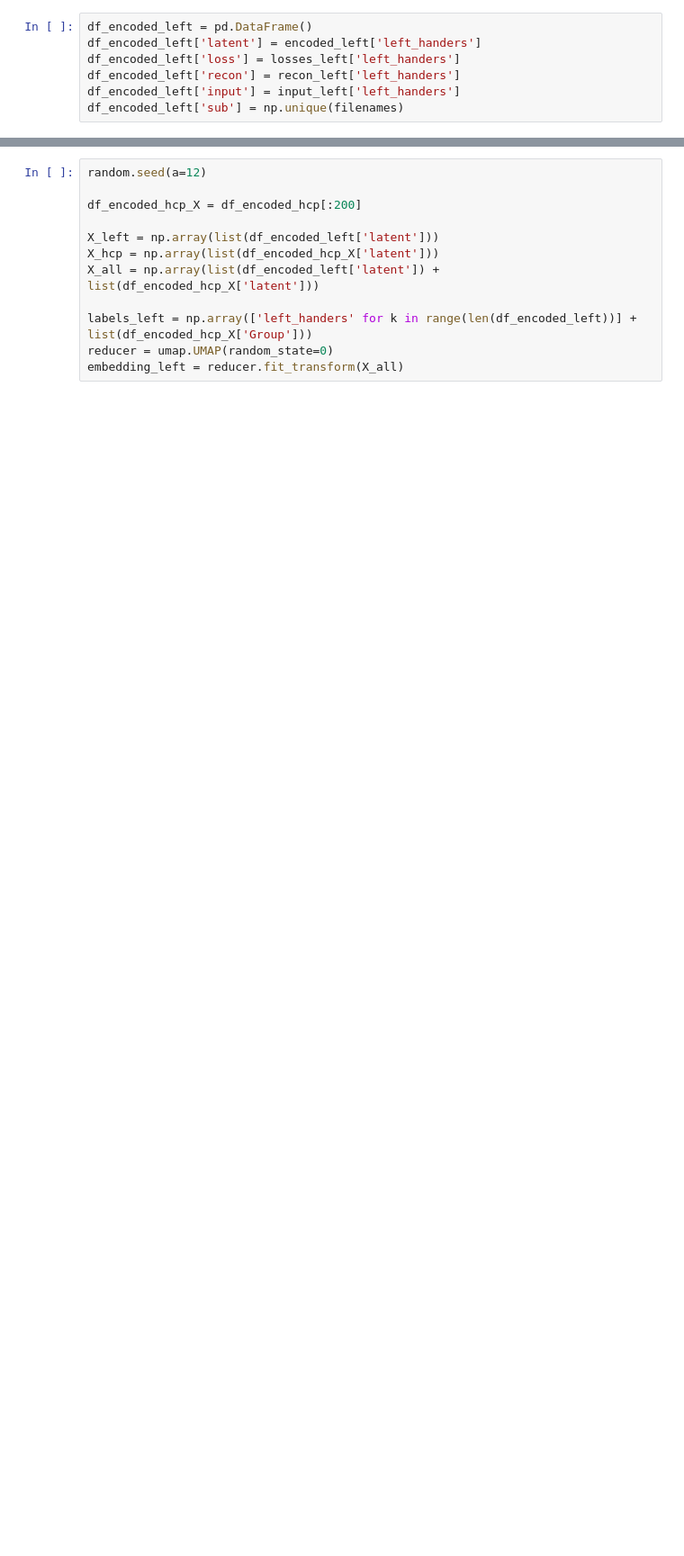
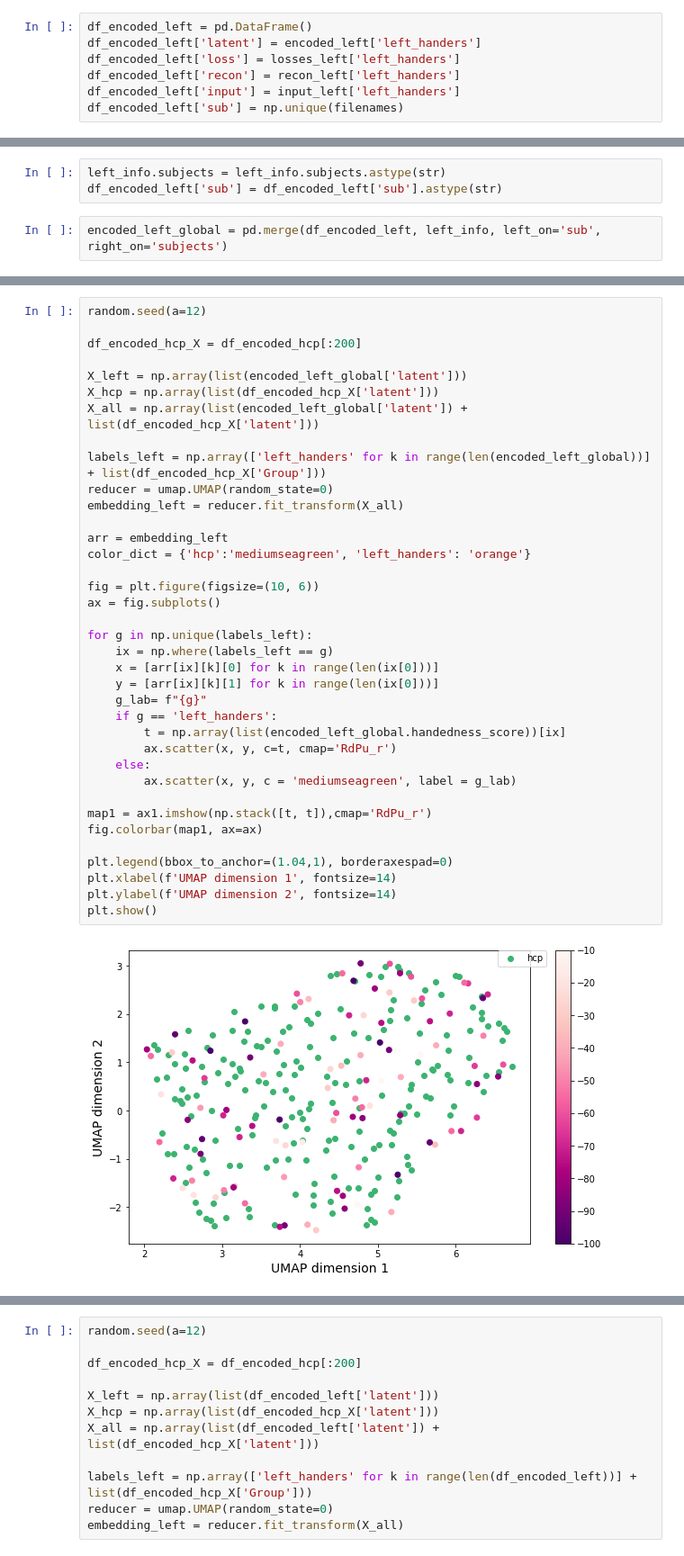
Before and after one commit to neurospin-projects/2022_lguillon_rare_folding_detection, a Jupyter notebook: notebooks/benchmarks_analysis_asymmetry.ipynb, the cells around one changed output, grey strips where cells are left out. Shown at 90% size. Cells and saved outputs as stored; diff of their text form; blank space fills up the shorter version.

```diff
--- a/notebooks/benchmarks_analysis-Copy1.ipynb
+++ b/notebooks/benchmarks_analysis_asymmetry.ipynb
@@ -1042,0 +1225,5 @@ df_encoded_left['sub'] = np.unique(filenames)
+# %%
+left_info.subjects = left_info.subjects.astype(str)
+df_encoded_left['sub'] = df_encoded_left['sub'].astype(str)
+# %%
+encoded_left_global = pd.merge(df_encoded_left, left_info, left_on='sub', right_on='subjects')
@@ -1042,0 +1243,39 @@ df_encoded_left['sub'] = np.unique(filenames)
+# %%
+random.seed(a=12)
+
+df_encoded_hcp_X = df_encoded_hcp[:200]
+
+X_left = np.array(list(encoded_left_global['latent']))
+X_hcp = np.array(list(df_encoded_hcp_X['latent']))
+X_all = np.array(list(encoded_left_global['latent']) + list(df_encoded_hcp_X['latent']))
+
+labels_left = np.array(['left_handers' for k in range(len(encoded_left_global))] + list(df_encoded_hcp_X['Group']))
+reducer = umap.UMAP(random_state=0)
+embedding_left = reducer.fit_transform(X_all)
+
+arr = embedding_left
+color_dict = {'hcp':'mediumseagreen', 'left_handers': 'orange'}
+
+fig = plt.figure(figsize=(10, 6))
+ax = fig.subplots()
+
+for g in np.unique(labels_left):
+    ix = np.where(labels_left == g)
+    x = [arr[ix][k][0] for k in range(len(ix[0]))]
+    y = [arr[ix][k][1] for k in range(len(ix[0]))]
+    g_lab= f"{g}"
+    if g == 'left_handers':
+        t = np.array(list(encoded_left_global.handedness_score))[ix]
+        ax.scatter(x, y, c=t, cmap='RdPu_r')
+    else:
+        ax.scatter(x, y, c = 'mediumseagreen', label = g_lab)
+
+map1 = ax1.imshow(np.stack([t, t]),cmap='RdPu_r')
+fig.colorbar(map1, ax=ax)
+
+plt.legend(bbox_to_anchor=(1.04,1), borderaxespad=0)
+plt.xlabel(f'UMAP dimension 1', fontsize=14)
+plt.ylabel(f'UMAP dimension 2', fontsize=14)
+plt.show()
+# %% [output]
+[figure, added]
```
Also changed, not shown: parts of 37 cells of this notebook, 14 other files.
